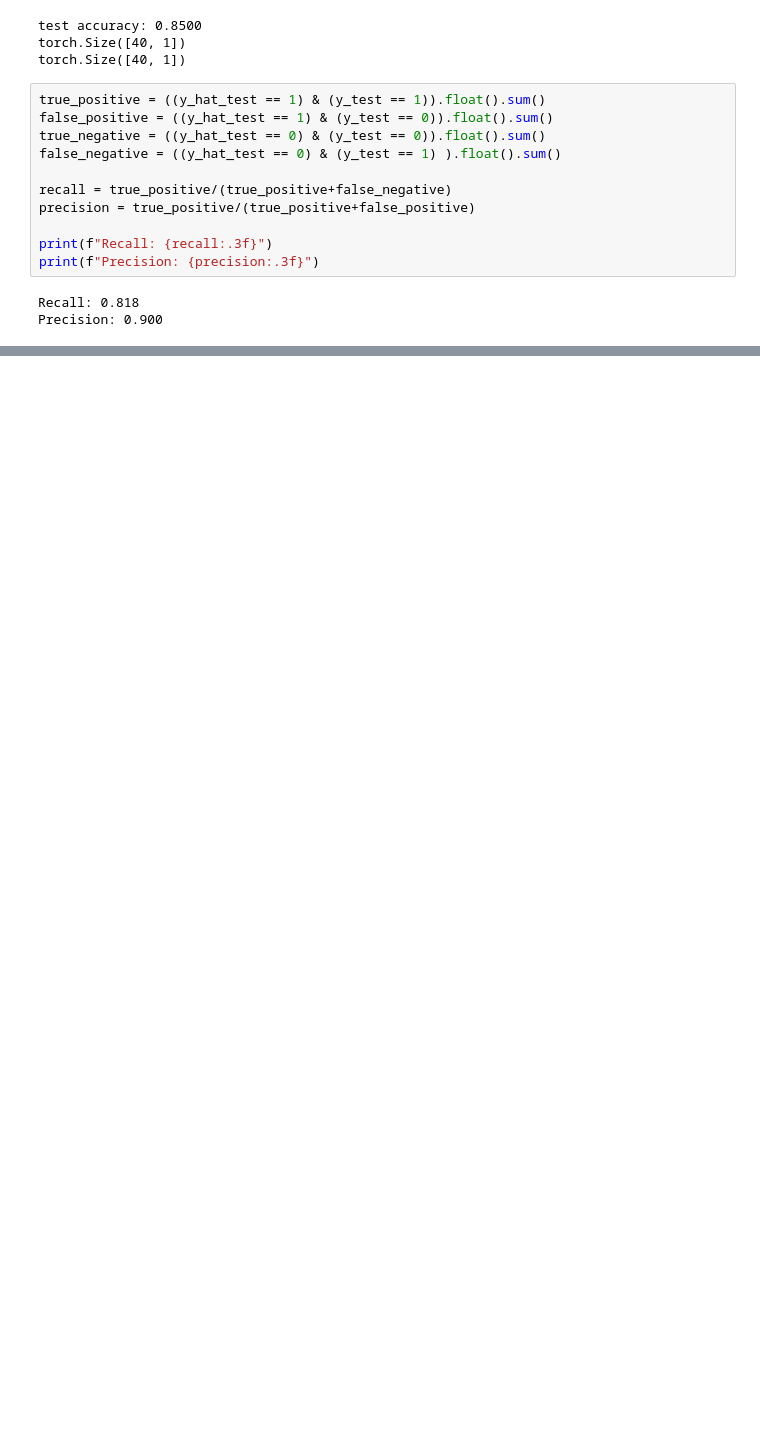
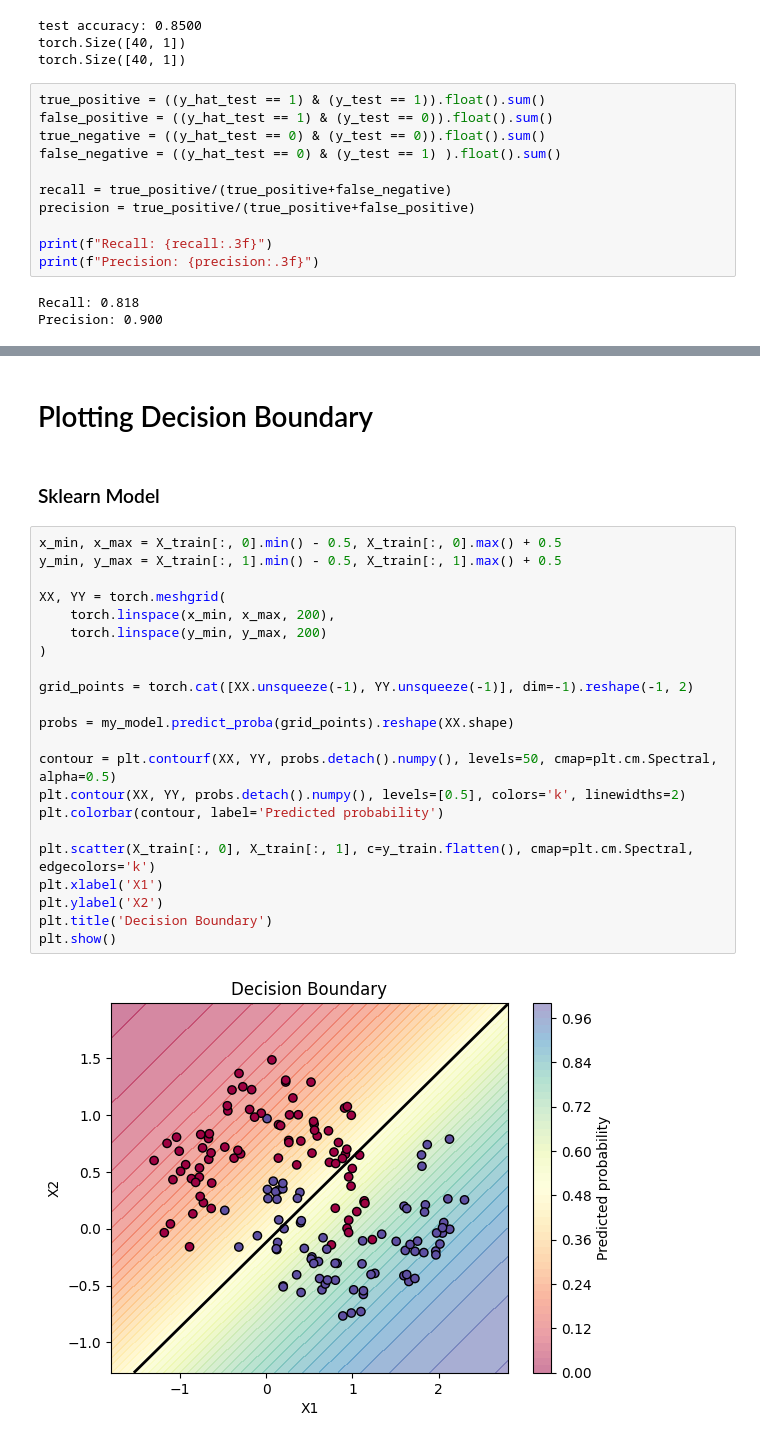
Before and after one commit to hemtilva/es335-assignment2, a Jupyter notebook: task5.ipynb, the cells around one changed output, grey strips where cells are left out. Drawn from its saved outputs; the diff is of its cells as text; blank space fills up the shorter version.

```diff
--- a/task5.ipynb
+++ b/task5.ipynb
@@ -112,0 +214,28 @@ Precision: 0.900
+# %% [markdown]
+# Plotting Decision Boundary
+# %% [markdown]
+### Sklearn Model
+# %%
+x_min, x_max = X_train[:, 0].min() - 0.5, X_train[:, 0].max() + 0.5
+y_min, y_max = X_train[:, 1].min() - 0.5, X_train[:, 1].max() + 0.5
+
+XX, YY = torch.meshgrid(
+    torch.linspace(x_min, x_max, 200),
+    torch.linspace(y_min, y_max, 200)
+)
+
+grid_points = torch.cat([XX.unsqueeze(-1), YY.unsqueeze(-1)], dim=-1).reshape(-1, 2)
+
+probs = my_model.predict_proba(grid_points).reshape(XX.shape)
+
+contour = plt.contourf(XX, YY, probs.detach().numpy(), levels=50, cmap=plt.cm.Spectral, alpha=0.5)
+plt.contour(XX, YY, probs.detach().numpy(), levels=[0.5], colors='k', linewidths=2)
+plt.colorbar(contour, label='Predicted probability')
+
+plt.scatter(X_train[:, 0], X_train[:, 1], c=y_train.flatten(), cmap=plt.cm.Spectral, edgecolors='k')
+plt.xlabel('X1')
+plt.ylabel('X2')
+plt.title('Decision Boundary')
+plt.show()
+# %% [output]
+[figure, added]
```
Also changed, not shown: parts of 21 cells of this notebook.
